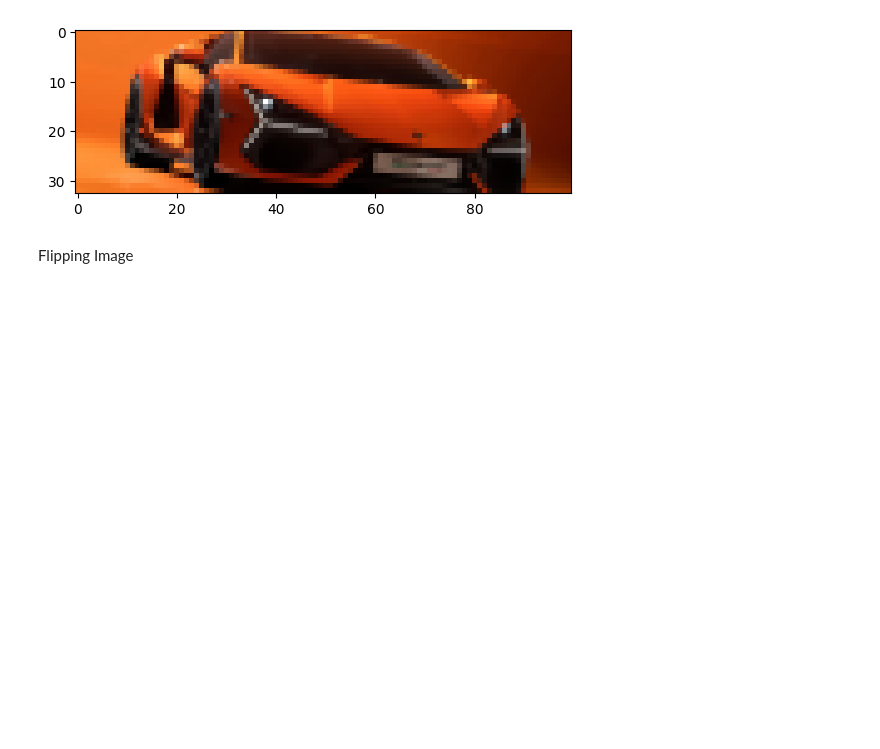
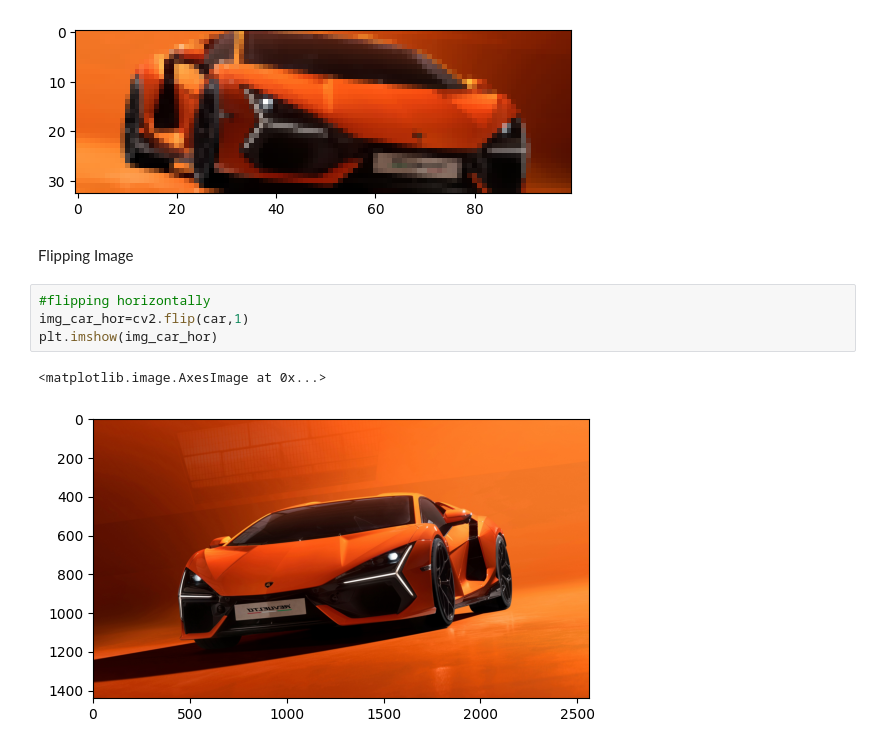
Before and after one commit to codmohar/mohar_vision, a Jupyter notebook: learn/cv22.ipynb, the cells around one changed output. Drawn from its saved outputs; the diff is of its cells as text; blank space fills up the shorter version.

```diff
--- a/learn/cv22.ipynb
+++ b/learn/cv22.ipynb
@@ -139,3 +139,10 @@ plt.imshow(resized_car)
 [figure]
 # %% [markdown]
 Flipping Image
+# %%
+#flipping horizontally
+img_car_hor=cv2.flip(car,1)
+plt.imshow(img_car_hor)
+# %% [output]
+<matplotlib.image.AxesImage at 0x...>
+[figure, added]
```
Also changed, not shown: parts of 2 cells of this notebook, 1 other file.
